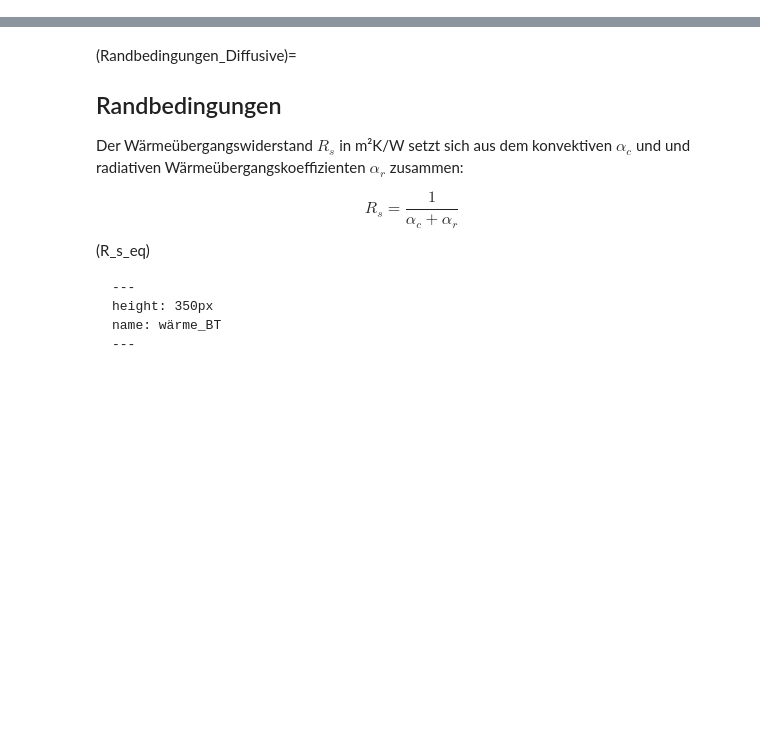
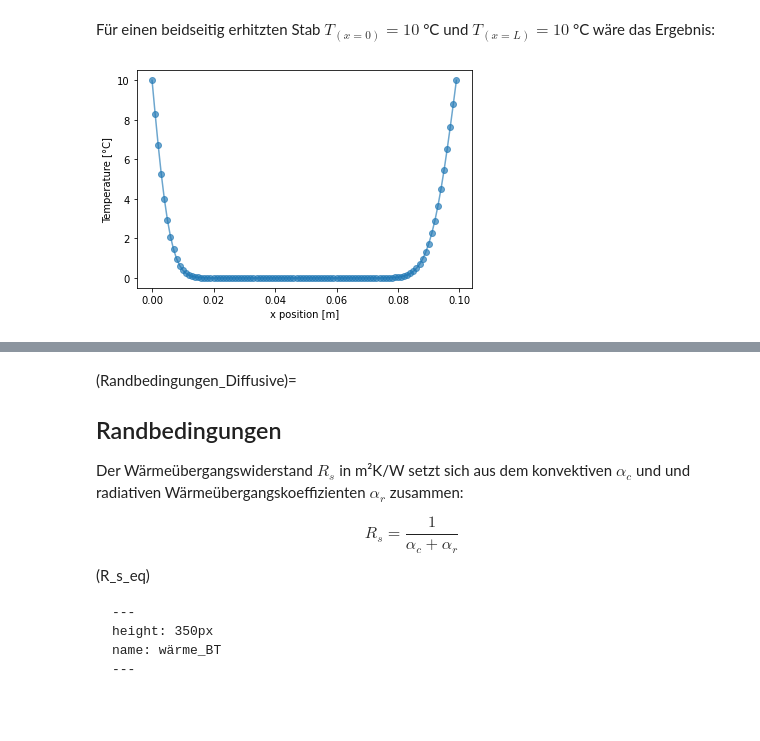
Before and after one commit to bph-tuwien/BPH2_Skriptum_JP_Book, a Jupyter notebook: BPH2_Book/Diffusive_Theorie.ipynb, the cells around one changed output, grey strips where cells are left out. Cells and saved outputs as stored; diff of their text form; code cells hidden in the pictures; blank space fills up the shorter version.

```diff
--- a/BPH2_Book/Diffusive_Theorie.ipynb
+++ b/BPH2_Book/Diffusive_Theorie.ipynb
@@ -179,0 +241,32 @@ plt.show()
+# %% [markdown]
+Für einen beidseitig erhitzten Stab $T_{(x=0)} = 10$ °C und $T_{(x=L)} = 10$ °C wäre das Ergebnis:
+# %%
+
+# Stabilitätskriterium
+if Fo > 0.5:
+    print("stability issue")
+
+# Zeit
+t = 0
+while t < sim_time:
+    # Randbedingungen bleiben gleich
+    T[0] = 10
+    T[n - 1] = 10
+    # Berechnung innerhalb der Domäne
+    for i in range(1, n - 1):
+        # Ergebnis für neuen Zeitschritt berechnen
+        T_plus[i] = T[i] * (1 - 2 * Fo) + Fo * (T[i + 1] + T[i - 1])
+
+    # Altes Temperaturfeld mit soeben berechnetem überschreiben
+    T = T_plus
+    # Zeitschritt dazuzählen
+    t += dt
+
+# plotting
+x_pos = np.arange(0, L, dx)
+plt.xlabel("x position [m]")
+plt.ylabel("Temperature [°C]")
+plt.plot(x_pos, T_plus, 'o-', alpha=0.65)
+plt.show()
+# %% [output]
+[figure, added]
```
Also changed, not shown: parts of 7 cells of this notebook, 7 other files.
